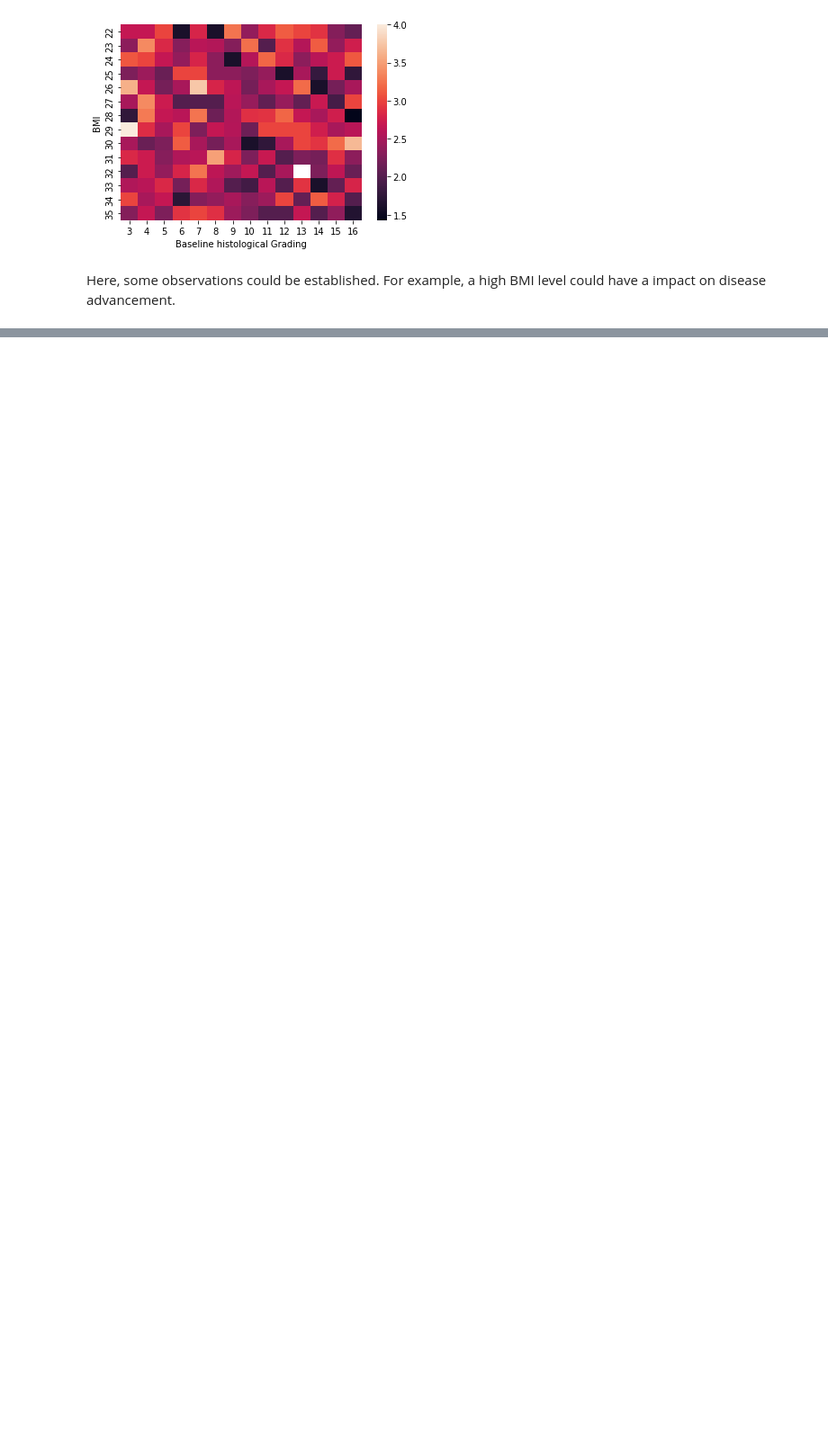
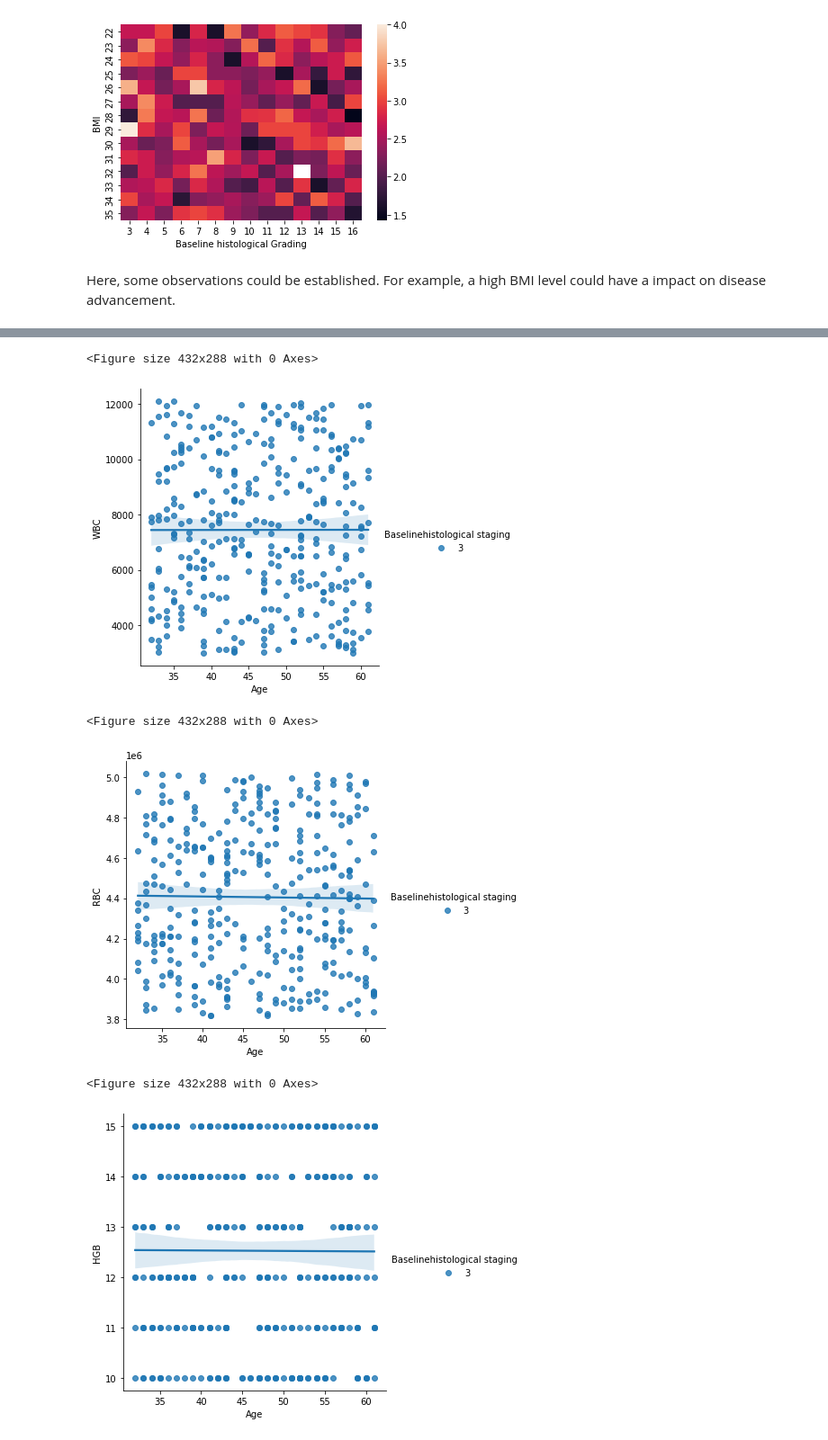
Before and after one commit to OmdenaAI/giza-egypt-chapter-analysing-open-data, a Jupyter notebook: src/tasks/task_2_data_visualization/visualize_data_about_HCV-Dataset.ipynb, the cells around one changed output, grey strips where cells are left out. Shown at 90% size. Drawn from its saved outputs; the diff is of its cells as text; code cells hidden in the pictures; blank space fills up the shorter version.

```diff
--- a/src/tasks/task_2_data_visualization/visualize_data_about_HCV-Dataset.ipynb
+++ b/src/tasks/task_2_data_visualization/visualize_data_about_HCV-Dataset.ipynb
@@ -410,0 +475,11 @@ The male persons are more sensitive ; higher Baseline histological Grading level
+# %%
+for col in blood_columns:
+    plt.figure()
+    sns.lmplot(x='Age', y=col, hue='Baselinehistological staging', data=severe_advancement_group)
+# %% [output]
+<Figure size 432x288 with 0 Axes>
+[figure, added]
+<Figure size 432x288 with 0 Axes>
+[figure, added]
+<Figure size 432x288 with 0 Axes>
+[figure, added]
```
Also changed, not shown: parts of 28 cells of this notebook.
